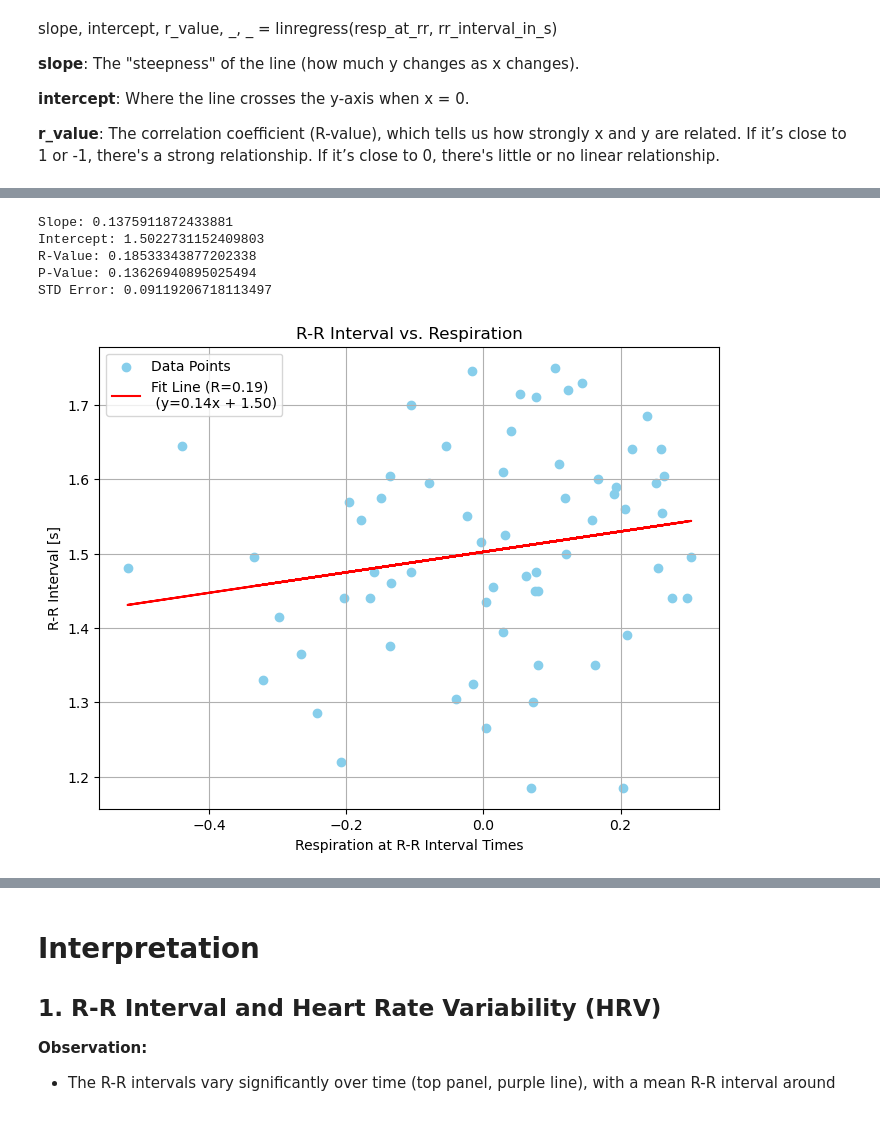
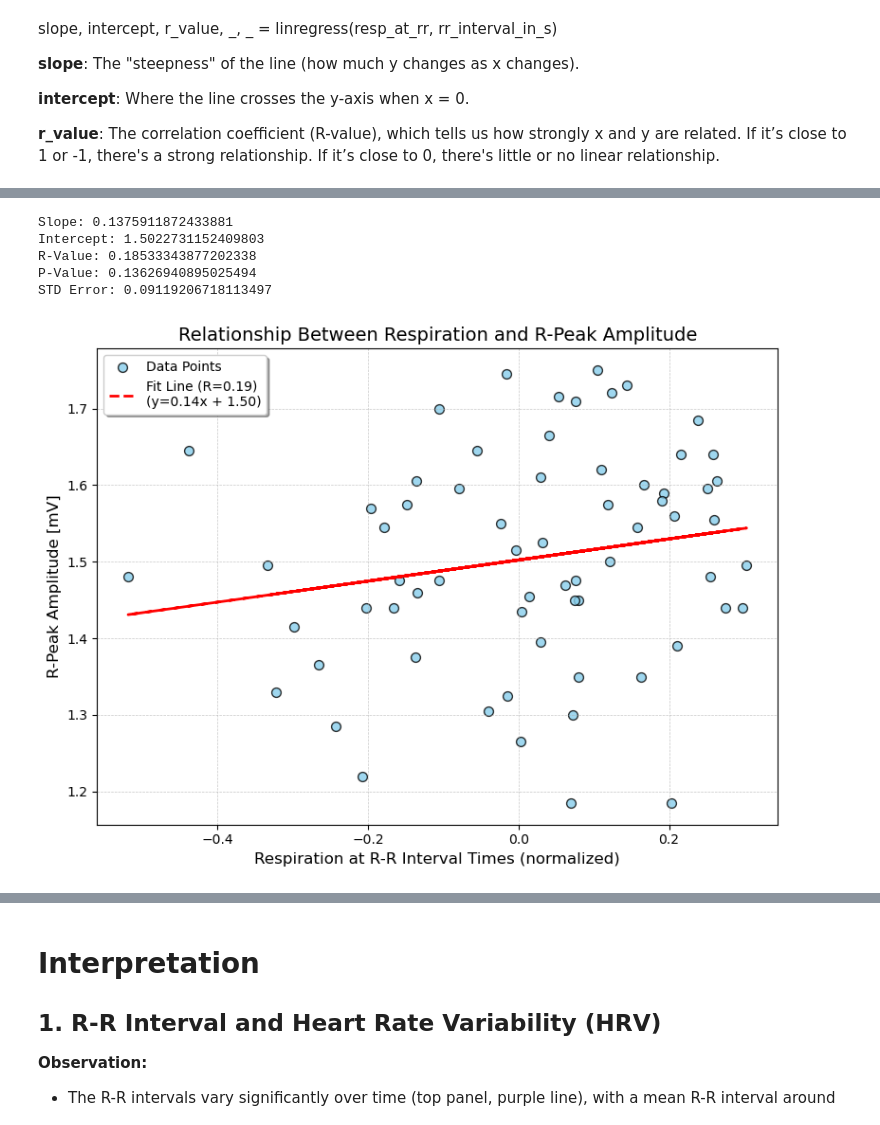
Before and after one commit to Daught/digital_biomarker, a Jupyter notebook: Signals/1_ECG_and_Respiration/L1-ecg-RR-intervals.ipynb, the cells around one changed output, grey strips where cells are left out. Drawn from its saved outputs; the diff is of its cells as text; code cells hidden in the pictures.

```diff
--- a/Signals/1_ECG_and_Respiration/L1-ecg-RR-intervals.ipynb
+++ b/Signals/1_ECG_and_Respiration/L1-ecg-RR-intervals.ipynb
@@ -277,35 +293,49 @@ plt.show()
 # %%
 # linear regression
 # x-values are the respiration values (resp_at_rr), y-values are the QRS amplidutes (y_QRS).
+
+# resp_at_rr, respiration at rr-peak
+# y_QRS, R-Peak amplitude
 
 # Calculate the linear regression
 slope2, intercept2, r_value2, p_value2, std_error2 = linregress(resp_at_rr, y_QRS)
 print("Slope: " + str(slope2))
 print("Intercept: " + str(intercept2))
 print("R-Value: " + str(r_value2))
 print("P-Value: " + str(p_value2))
 print("STD Error: " + str(std_error2))
 
-# Simple scatter plot of R-R interval vs. respiration at R peak times
+
+
 plt.figure(figsize=(8, 6))
-plt.scatter(resp_at_rr, y_QRS, color='skyblue', label='Data Points')
+
+# Scatter plot
+slope2, intercept2, r_value2, _, _ = linregress(resp_at_rr, y_QRS)
+plt.scatter(resp_at_rr, y_QRS, color='skyblue', s=50, alpha=0.8, edgecolor='black', label='Data Points')
 
 # Add a linear regression line
-slope2, intercept2, r_value2, _, _ = linregress(resp_at_rr, y_QRS)
-plt.plot(resp_at_rr, slope2 * resp_at_rr + intercept2, color='red', label=f'Fit Line (R={r_value2:.2f}) \n (y={slope2:.2f}x + {intercept2:.2f})')
+plt.plot(resp_at_rr, slope2 * resp_at_rr + intercept2, color='red', linestyle='--', linewidth=2,
+         label=f'Fit Line (R={r_value2:.2f})\n(y={slope2:.2f}x + {intercept2:.2f})')
 
 # Labels and title
-plt.xlabel('Respiration at R-R Interval Times')
-plt.ylabel('R-R Interval [s]')
-plt.title('R-R Interval vs. Respiration')
-plt.legend()
-plt.grid(True)
+plt.xlabel('Respiration at R-R Interval Times (normalized)', fontsize=12)
+plt.ylabel('R-Peak Amplitude [mV]', fontsize=12)
+plt.title('Relationship Between Respiration and R-Peak Amplitude', fontsize=14)
+
+# Add grid
+plt.grid(visible=True, which='both', linestyle='--', linewidth=0.5, alpha=0.7)
+
+# Customize legend
+plt.legend(loc='upper left', fontsize=10, frameon=True, shadow=True)
+
+# Show the plot
+plt.tight_layout()
 plt.show()
 # %% [output]
 Slope: 0.1375911872433881
 Intercept: 1.5022731152409803
 R-Value: 0.18533343877202338
 P-Value: 0.13626940895025494
 STD Error: 0.09119206718113497
-[figure, old version]
+[figure, new version]
 # %%
```
Also changed, not shown: parts of 3 cells of this notebook, 2 other files.
